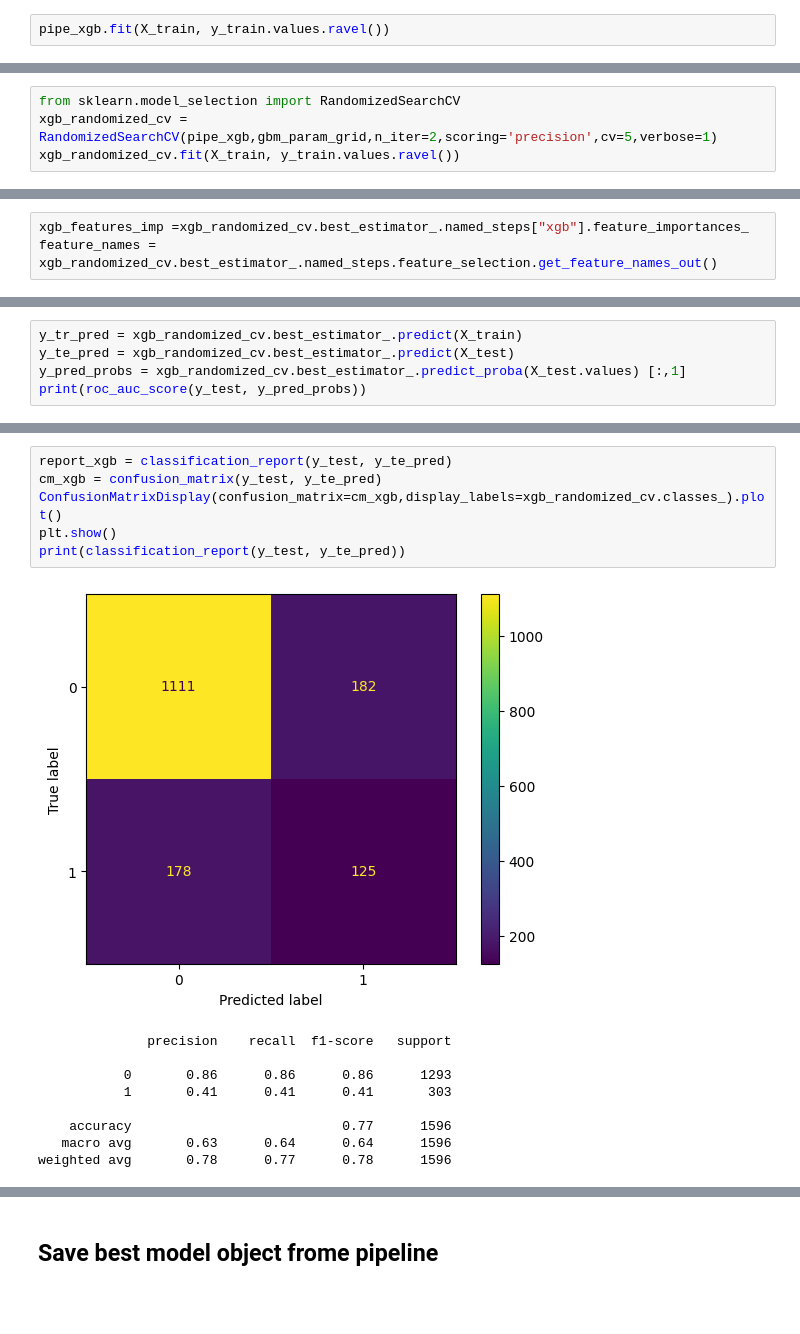
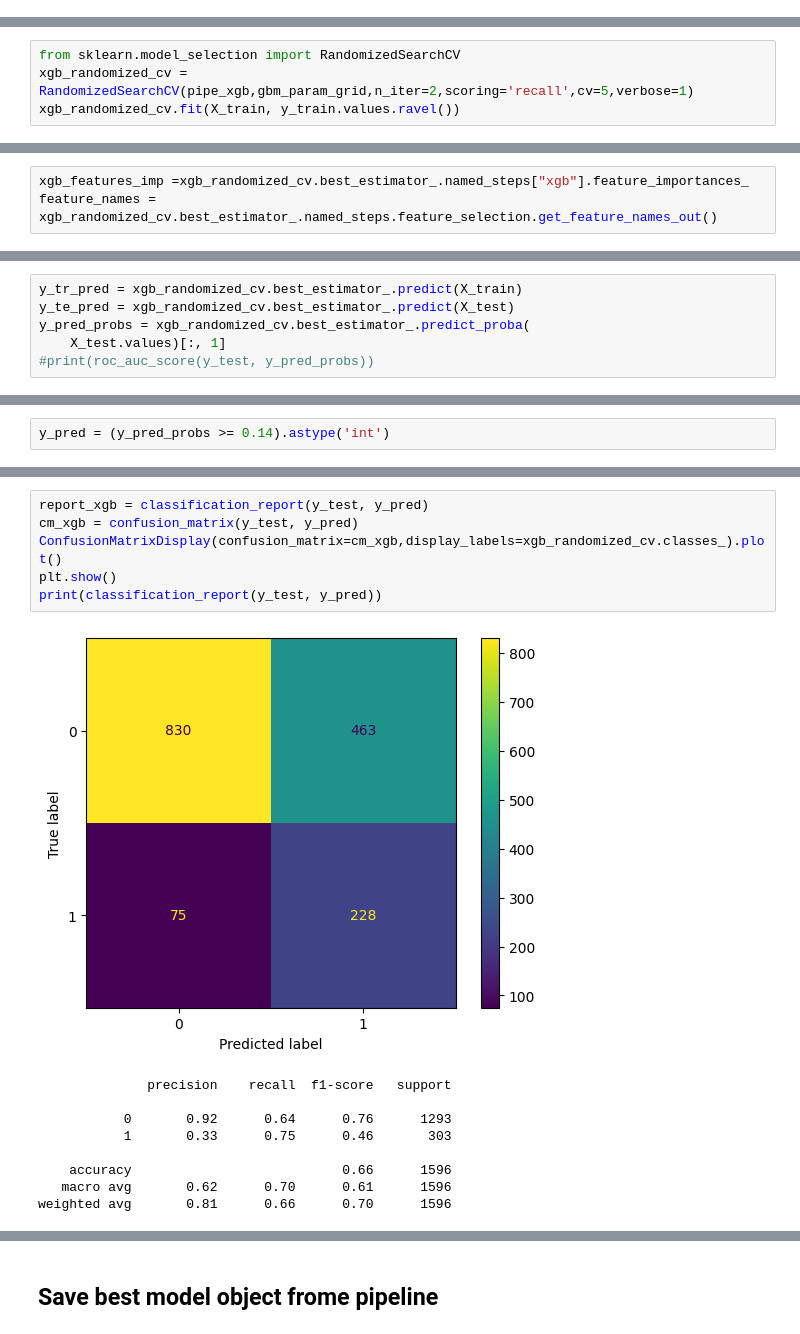
Before and after one commit to Gardenialover/Capstone_Two_Project, a Jupyter notebook: notebooks/modeling.ipynb, the cells around one changed output, grey strips where cells are left out. Drawn from its saved outputs; the diff is of its cells as text; blank space fills up the shorter version.

```diff
--- a/notebooks/modeling.ipynb
+++ b/notebooks/modeling.ipynb
@@ -336,5 +292,3 @@ pipe_xgb = Pipeline(
     steps =[("feature_selection",SelectKBest(score_func=f_regression,k=5)),("xgb",
     XGBClassifier(objective='binary:logistic',learning_rate=0.1 , n_estimators=300, random_state=123))]
 )
-# %%
-pipe_xgb.fit(X_train, y_train.values.ravel())
@@ -411,7 +302,7 @@ gbm_param_grid = {
 }
 # %%
 from sklearn.model_selection import RandomizedSearchCV
-xgb_randomized_cv = RandomizedSearchCV(pipe_xgb,gbm_param_grid,n_iter=2,scoring='precision',cv=5,verbose=1)
+xgb_randomized_cv = RandomizedSearchCV(pipe_xgb,gbm_param_grid,n_iter=2,scoring='recall',cv=5,verbose=1)
 xgb_randomized_cv.fit(X_train, y_train.values.ravel())
 # %% [output]
 Fitting 5 folds for each of 2 candidates, totalling 10 fits
@@ -461,5 +355,6 @@ np.mean(cv_scores_xgb), np.std(cv_scores_xgb)
 # %%
 y_tr_pred = xgb_randomized_cv.best_estimator_.predict(X_train)
 y_te_pred = xgb_randomized_cv.best_estimator_.predict(X_test)
-y_pred_probs = xgb_randomized_cv.best_estimator_.predict_proba(X_test.values) [:,1]
-print(roc_auc_score(y_test, y_pred_probs))
+y_pred_probs = xgb_randomized_cv.best_estimator_.predict_proba(
+    X_test.values)[:, 1]
+#print(roc_auc_score(y_test, y_pred_probs))
@@ -467,0 +385,2 @@ print(roc_auc_score(y_test, y_pred_probs))
+# %%
+y_pred = (y_pred_probs >= 0.14).astype('int')
@@ -468,16 +397,16 @@ print(roc_auc_score(y_test, y_pred_probs))
 # %%
-report_xgb = classification_report(y_test, y_te_pred)
-cm_xgb = confusion_matrix(y_test, y_te_pred)
+report_xgb = classification_report(y_test, y_pred)
+cm_xgb = confusion_matrix(y_test, y_pred)
 ConfusionMatrixDisplay(confusion_matrix=cm_xgb,display_labels=xgb_randomized_cv.classes_).plot()
 plt.show()
-print(classification_report(y_test, y_te_pred))
+print(classification_report(y_test, y_pred))
 # %% [output]
-[figure, old version]
+[figure, new version]
               precision    recall  f1-score   support
 
-           0       0.86      0.86      0.86      1293
-           1       0.41      0.41      0.41       303
+           0       0.92      0.64      0.76      1293
+           1       0.33      0.75      0.46       303
 
-    accuracy                           0.77      1596
-   macro avg       0.63      0.64      0.64      1596
-weighted avg       0.78      0.77      0.78      1596
+    accuracy                           0.66      1596
+   macro avg       0.62      0.70      0.61      1596
+weighted avg       0.81      0.66      0.70      1596
```
Also changed, not shown: parts of 68 cells of this notebook.
